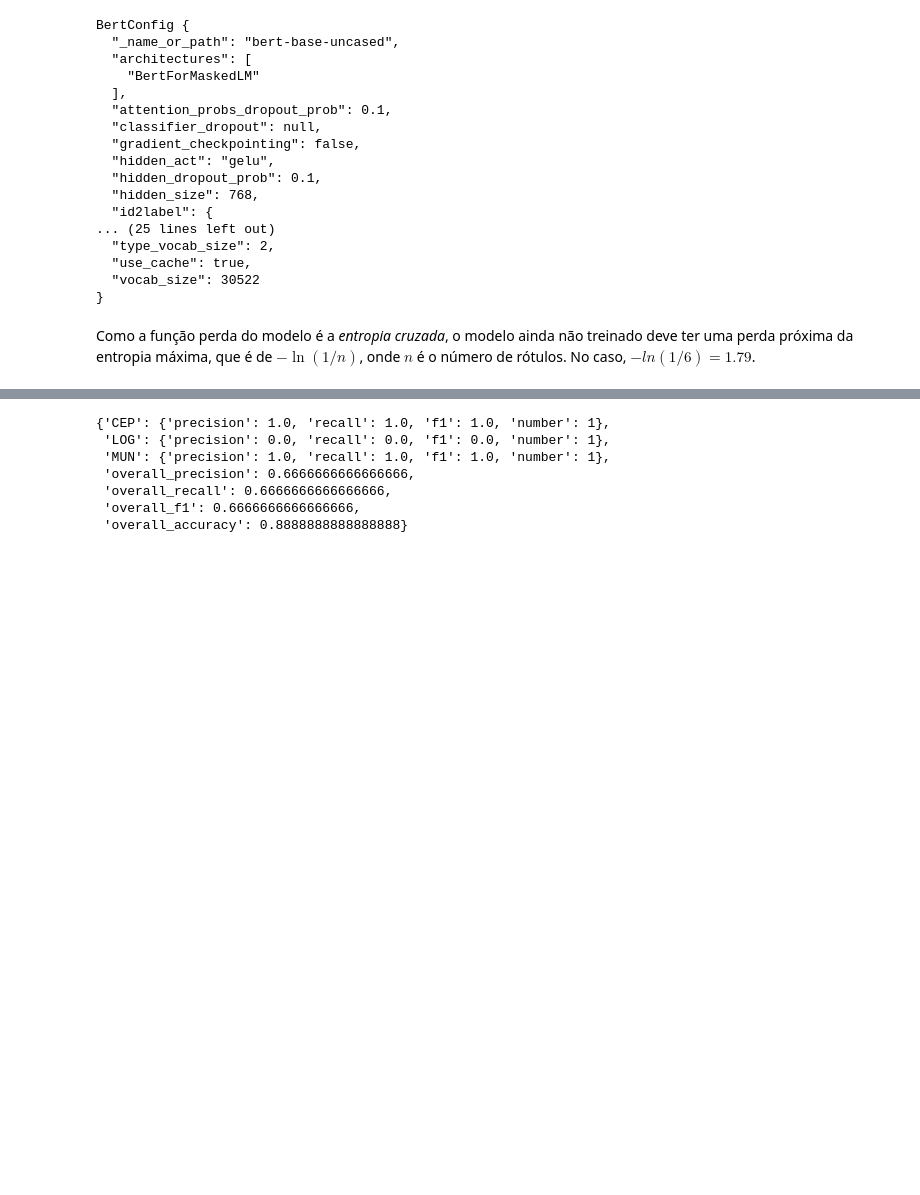
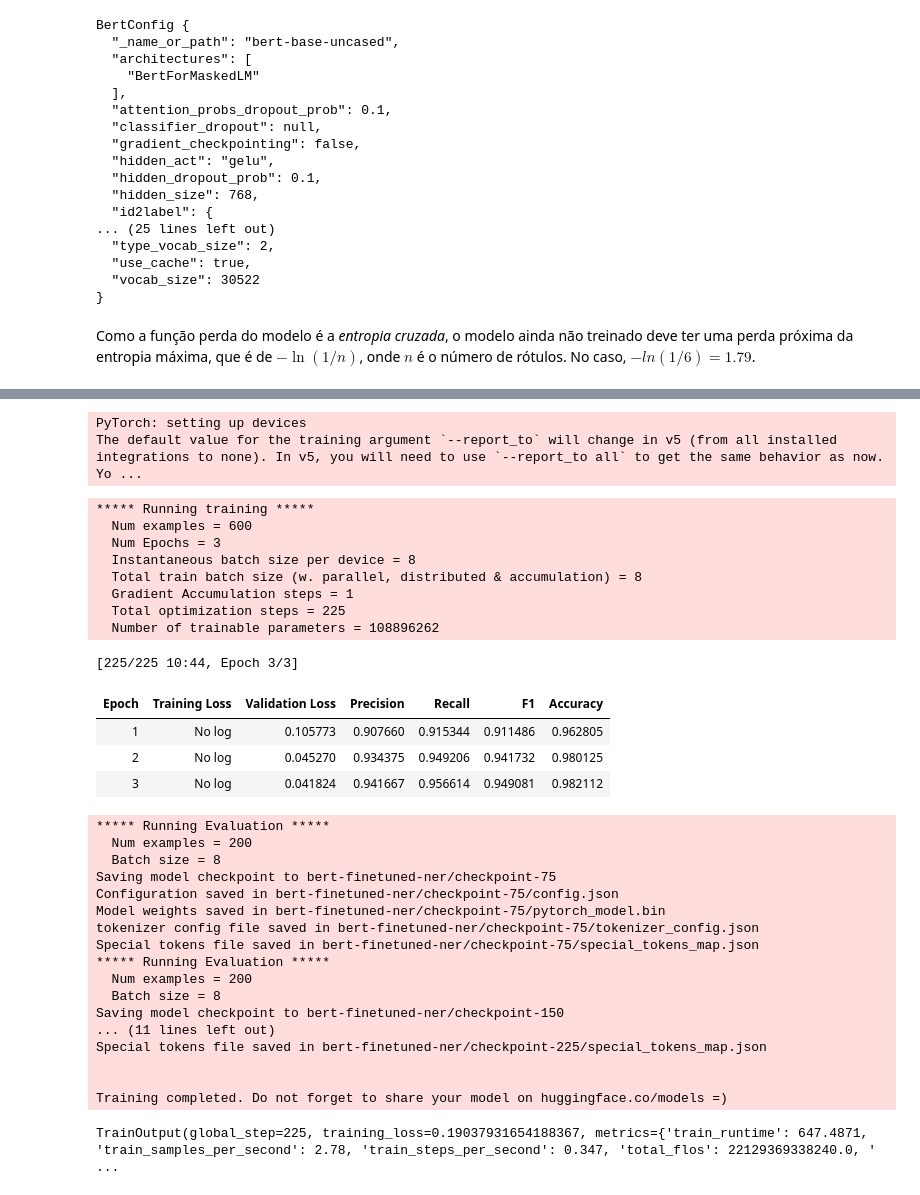
Before and after one commit to pjpjean/rgeo, a Jupyter notebook: Finetuning_NER_with_BERT_(Address_Parsing).ipynb, the cells around one changed output, grey strips where cells are left out. Drawn from its saved outputs; the diff is of its cells as text; code cells hidden in the pictures; blank space fills up the shorter version.

Commit message:
Utilizando loop de treinamento do HF

```diff
--- a/Finetuning_NER_with_BERT_(Address_Parsing).ipynb
+++ b/Finetuning_NER_with_BERT_(Address_Parsing).ipynb
@@ -197,10 +259,10 @@ Name: 41783, dtype: object
 use_cuda = torch.cuda.is_available()
 device = torch.device("cuda" if use_cuda else "cpu")
 
-model = BertForTokenClassification.from_pretrained(
-    'bert-base-uncased',
-    num_labels=len(dset.labelset),
-    id2label=dset._id_labels,
-    label2id=dset._label_ids)
+model = AutoModelForTokenClassification.from_pretrained(
+    MODEL_CHECKPOINT,
+    id2label=id2label,
+    label2id=label2id
+)
 
 model.to(device)
@@ -399,2 +299,0 @@ optimizer = torch.optim.Adam(params=model.parameters(), lr=LEARNING_RATE)
-# %%
-train_loop(model, dset_trn, dset_val)
@@ -410,12 +299,0 @@ seqeval = evaluate.load('seqeval')
-# %%
-t_predictions = [['B-LOG', 'I-LOG', 'I-LOG', 'I-LOG', 'B-MUN', 'I-MUN'], ['B-CEP', 'I-CEP', 'O']]
-t_references = [['B-LOG', 'I-LOG', 'I-LOG', 'O', 'B-MUN', 'I-MUN'], ['B-CEP', 'I-CEP', 'O']]
-seqeval.compute(predictions=t_predictions, references=t_references)
-# %% [output]
-{'CEP': {'precision': 1.0, 'recall': 1.0, 'f1': 1.0, 'number': 1},
- 'LOG': {'precision': 0.0, 'recall': 0.0, 'f1': 0.0, 'number': 1},
- 'MUN': {'precision': 1.0, 'recall': 1.0, 'f1': 1.0, 'number': 1},
- 'overall_precision': 0.6666666666666666,
- 'overall_recall': 0.6666666666666666,
- 'overall_f1': 0.6666666666666666,
- 'overall_accuracy': 0.8888888888888888}
@@ -423,0 +300,56 @@ evaluate.compute()
+# %%
+args = TrainingArguments(
+    "bert-finetuned-ner",
+    evaluation_strategy="epoch",
+    save_strategy="epoch",
+    learning_rate=2e-5,
+    num_train_epochs=3,
+    weight_decay=0.01
+)
+# %% [output]
+PyTorch: setting up devices
+The default value for the training argument `--report_to` will change in v5 (from all installed integrations to none). In v5, you will need to use `--report_to all` to get the same behavior as now. Yo ...
+# %%
+trainer = Trainer(
+    model=model,
+    args=args,
+    train_dataset=t_dset["train"],
+    eval_dataset=t_dset["validation"],
+    data_collator=collator,
+    compute_metrics=compute_metrics,
+    tokenizer=tokenizer
+)
+# %%
+trainer.train()
+# %% [output]
+***** Running training *****
+  Num examples = 600
+  Num Epochs = 3
+  Instantaneous batch size per device = 8
+  Total train batch size (w. parallel, distributed & accumulation) = 8
+  Gradient Accumulation steps = 1
+  Total optimization steps = 225
+  Number of trainable parameters = 108896262
+[225/225 10:44, Epoch 3/3]
+| Epoch | Training Loss | Validation Loss | Precision | Recall | F1 | Accuracy |
+| 1 | No log | 0.105773 | 0.907660 | 0.915344 | 0.911486 | 0.962805 |
+| 2 | No log | 0.045270 | 0.934375 | 0.949206 | 0.941732 | 0.980125 |
+| 3 | No log | 0.041824 | 0.941667 | 0.956614 | 0.949081 | 0.982112 |
+***** Running Evaluation *****
+  Num examples = 200
+  Batch size = 8
+Saving model checkpoint to bert-finetuned-ner/checkpoint-75
+Configuration saved in bert-finetuned-ner/checkpoint-75/config.json
+Model weights saved in bert-finetuned-ner/checkpoint-75/pytorch_model.bin
+tokenizer config file saved in bert-finetuned-ner/checkpoint-75/tokenizer_config.json
+Special tokens file saved in bert-finetuned-ner/checkpoint-75/special_tokens_map.json
+***** Running Evaluation *****
+  Num examples = 200
+  Batch size = 8
+Saving model checkpoint to bert-finetuned-ner/checkpoint-150
+... (11 lines left out)
+Special tokens file saved in bert-finetuned-ner/checkpoint-225/special_tokens_map.json
+
+
+Training completed. Do not forget to share your model on huggingface.co/models =)
+TrainOutput(global_step=225, training_loss=0.19037931654188367, metrics={'train_runtime': 647.4871, 'train_samples_per_second': 2.78, 'train_steps_per_second': 0.347, 'total_flos': 22129369338240.0, ' ...
```
Also changed, not shown: parts of 47 cells of this notebook.
